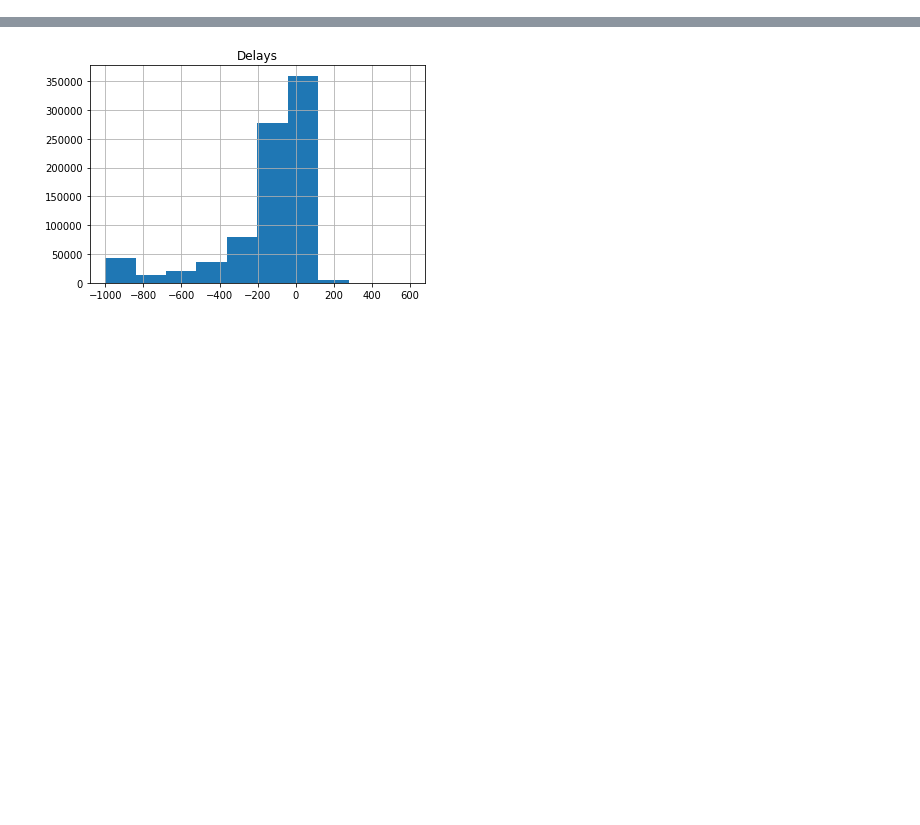
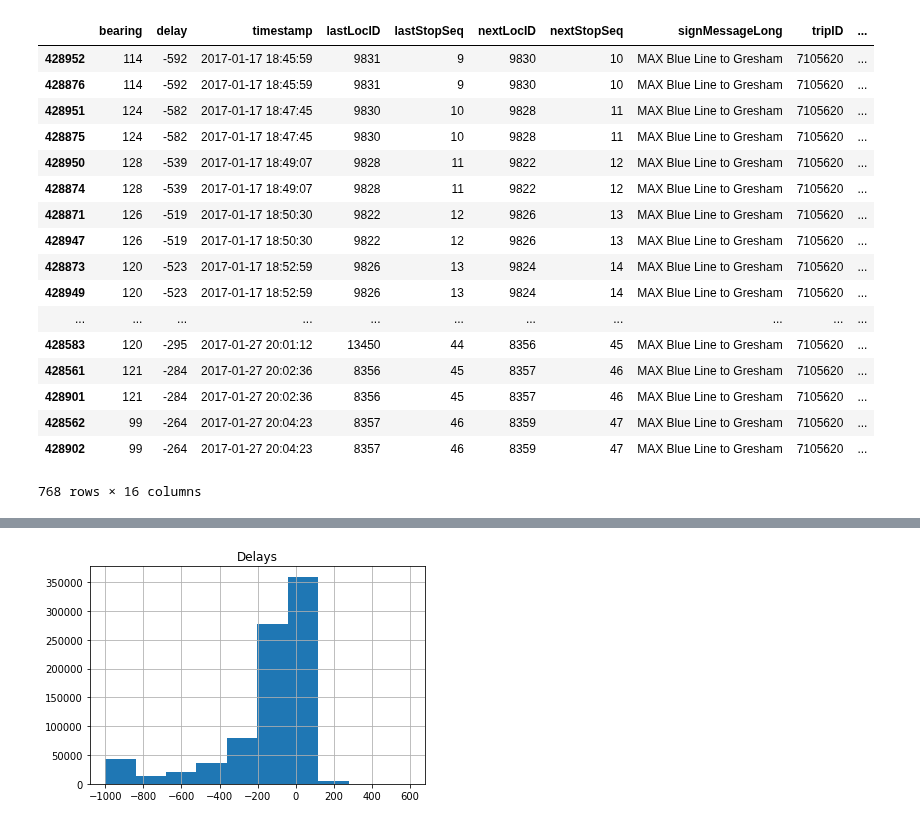
Before and after one commit to kimrharper/data_science_nltk, a Jupyter notebook: transport/station.ipynb, the cells around one changed output, grey strips where cells are left out. Saved outputs shown, nothing was run; the diff lists cells and outputs as text; code cells hidden in the pictures; blank space fills up the shorter version.

```diff
--- a/transport/station.ipynb
+++ b/transport/station.ipynb
@@ -38,0 +31,22 @@ transport.loc[transport.vehicle_id == 416]
+# %%
+tripID = transport.loc[transport.tripID ==7105620].sort_values('timestamp')
+tripID
+# %% [output]
+|  | bearing | delay | timestamp | lastLocID | lastStopSeq | nextLocID | nextStopSeq | signMessageLong | tripID | ... |
+| 428952 | 114 | -592 | 2017-01-17 18:45:59 | 9831 | 9 | 9830 | 10 | MAX Blue Line to Gresham | 7105620 | ... |
+| 428876 | 114 | -592 | 2017-01-17 18:45:59 | 9831 | 9 | 9830 | 10 | MAX Blue Line to Gresham | 7105620 | ... |
+| 428951 | 124 | -582 | 2017-01-17 18:47:45 | 9830 | 10 | 9828 | 11 | MAX Blue Line to Gresham | 7105620 | ... |
+| 428875 | 124 | -582 | 2017-01-17 18:47:45 | 9830 | 10 | 9828 | 11 | MAX Blue Line to Gresham | 7105620 | ... |
+| 428950 | 128 | -539 | 2017-01-17 18:49:07 | 9828 | 11 | 9822 | 12 | MAX Blue Line to Gresham | 7105620 | ... |
+| 428874 | 128 | -539 | 2017-01-17 18:49:07 | 9828 | 11 | 9822 | 12 | MAX Blue Line to Gresham | 7105620 | ... |
+| 428871 | 126 | -519 | 2017-01-17 18:50:30 | 9822 | 12 | 9826 | 13 | MAX Blue Line to Gresham | 7105620 | ... |
+| 428947 | 126 | -519 | 2017-01-17 18:50:30 | 9822 | 12 | 9826 | 13 | MAX Blue Line to Gresham | 7105620 | ... |
+| 428873 | 120 | -523 | 2017-01-17 18:52:59 | 9826 | 13 | 9824 | 14 | MAX Blue Line to Gresham | 7105620 | ... |
+| 428949 | 120 | -523 | 2017-01-17 18:52:59 | 9826 | 13 | 9824 | 14 | MAX Blue Line to Gresham | 7105620 | ... |
+| ... | ... | ... | ... | ... | ... | ... | ... | ... | ... | ... |
+| 428583 | 120 | -295 | 2017-01-27 20:01:12 | 13450 | 44 | 8356 | 45 | MAX Blue Line to Gresham | 7105620 | ... |
+| 428561 | 121 | -284 | 2017-01-27 20:02:36 | 8356 | 45 | 8357 | 46 | MAX Blue Line to Gresham | 7105620 | ... |
+| 428901 | 121 | -284 | 2017-01-27 20:02:36 | 8356 | 45 | 8357 | 46 | MAX Blue Line to Gresham | 7105620 | ... |
+| 428562 | 99 | -264 | 2017-01-27 20:04:23 | 8357 | 46 | 8359 | 47 | MAX Blue Line to Gresham | 7105620 | ... |
+| 428902 | 99 | -264 | 2017-01-27 20:04:23 | 8357 | 46 | 8359 | 47 | MAX Blue Line to Gresham | 7105620 | ... |
+768 rows × 16 columns
```
Also changed, not shown: parts of 12 cells of this notebook.
